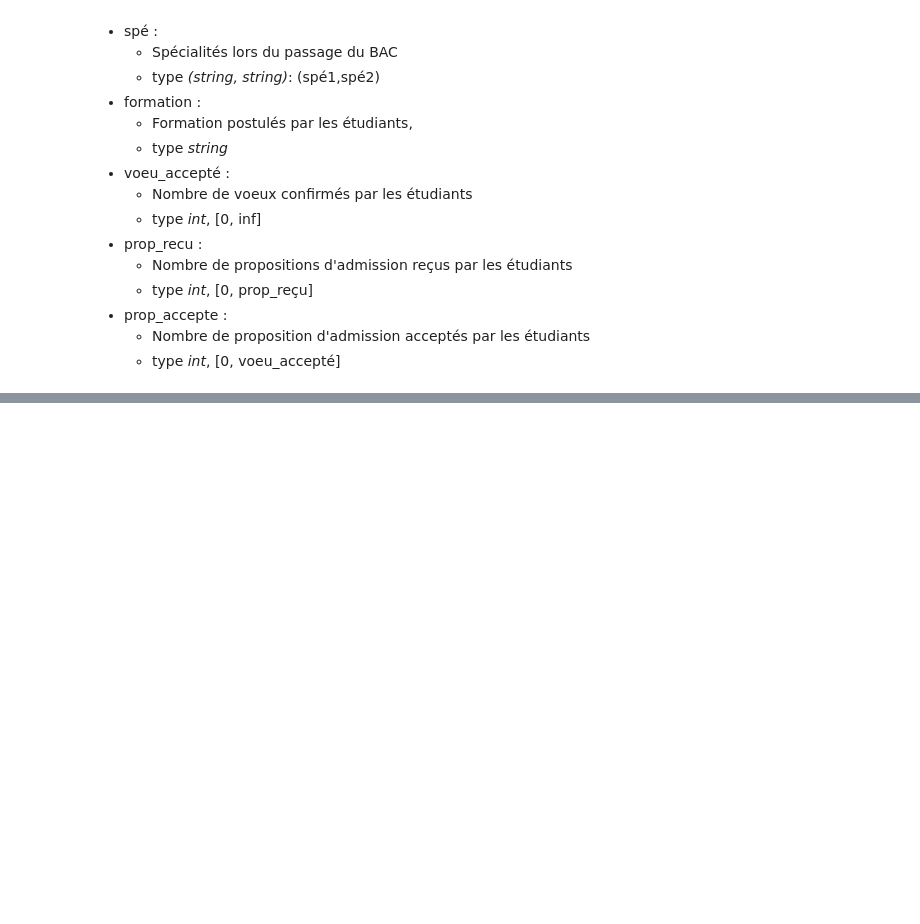
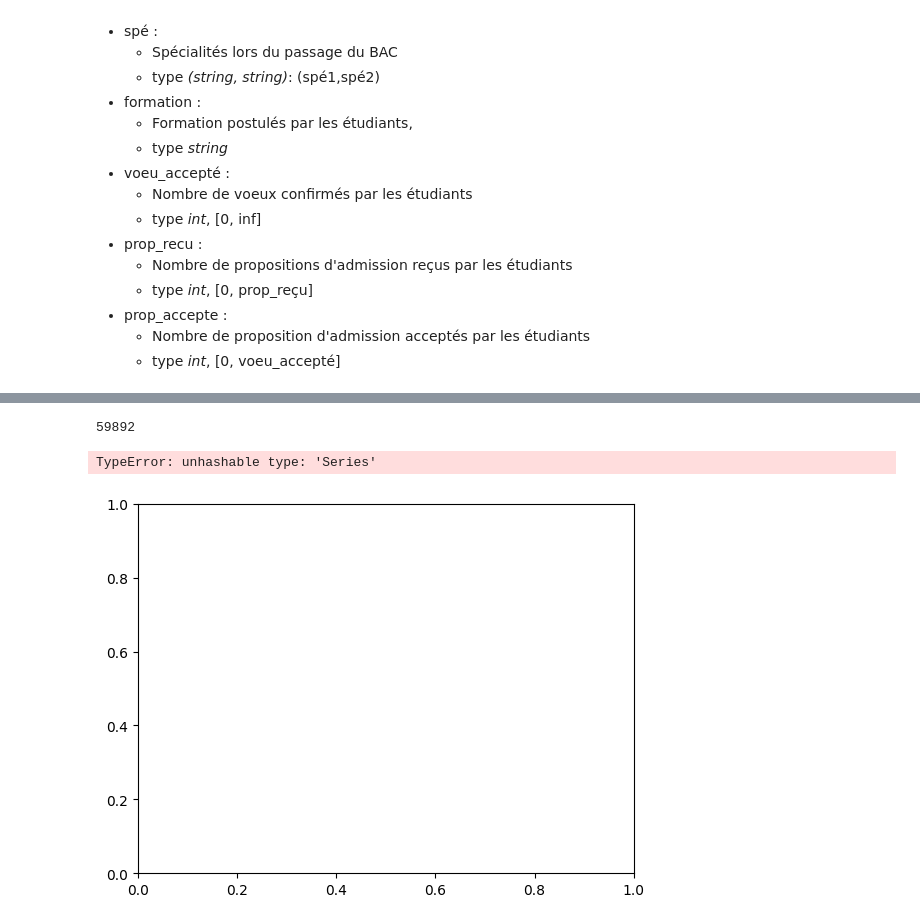
Before and after one commit to vraus/Projet_FDD, a Jupyter notebook: main.ipynb, the cells around one changed output, grey strips where cells are left out. Drawn from its saved outputs; the diff is of its cells as text; code cells hidden in the pictures; blank space fills up the shorter version.

Commit message:
Mask voeu_confirme

```diff
--- a/main.ipynb
+++ b/main.ipynb
@@ -118,3 +99,11 @@ array(['Art,Art',
+# %%
+import re
+
+def split_string(text):
+    result = re.split(r'(?<=\w),(?=\w)', text)
+    return pd.Series([result[0],result[1]])
+
+df[['spe_prim', 'spe_sec']] = df['spe'].apply(split_string)
 # %% [markdown]
 ## Lecture des données
 # %% [markdown]
@@ -140,0 +147,23 @@ Nous avons 6 variables différentes dans notre dataset :
+# %%
+mask_no_ens_bac = (df["formation"] != "Ensemble des bacheliers")
+max_clean = df[mask_no_ens_bac]["voeu_confirme"].max()
+print(max_clean)
+# %% [output]
+59892
+# %%
+def get_voeu_confirme_max():
+    df_tmp = pd.DataFrame(columns=['annee','spe', 'formation', 'voeu_confirme'])
+    for i in df["spe"].unique():
+        mask = ((df["spe"] == i) & (df["formation"] != "Ensemble des bacheliers"))
+        max = df[mask]["voeu_confirme"].max()
+        new_mask = ((df["spe"] == i) & (df["formation"] != "Ensemble des bacheliers") & (df["voeu_confirme"] == max))
+        #print(df[mask][df["voeu_confirme"] == max][["spe","formation","voeu_confirme"]])
+        df_tmp.loc[df_tmp.shape[0]] = {'annee':df[new_mask]['annee'], 'spe':df[new_mask]['spe'], 'formation':df[new_mask]['formation'], 'voeu_confirme':df[new_mask]['voeu_confirme']}
+    fig, ax = plt.pyplot.subplots()
+    ax.bar(df_tmp['voeu_confirme'], df_tmp['spe'])
+    plt.pyplot.show()
+# %%
+get_voeu_confirme_max()
+# %% [output]
+TypeError: unhashable type: 'Series'
+[figure, added]
```
Also changed, not shown: parts of 4 cells of this notebook.
